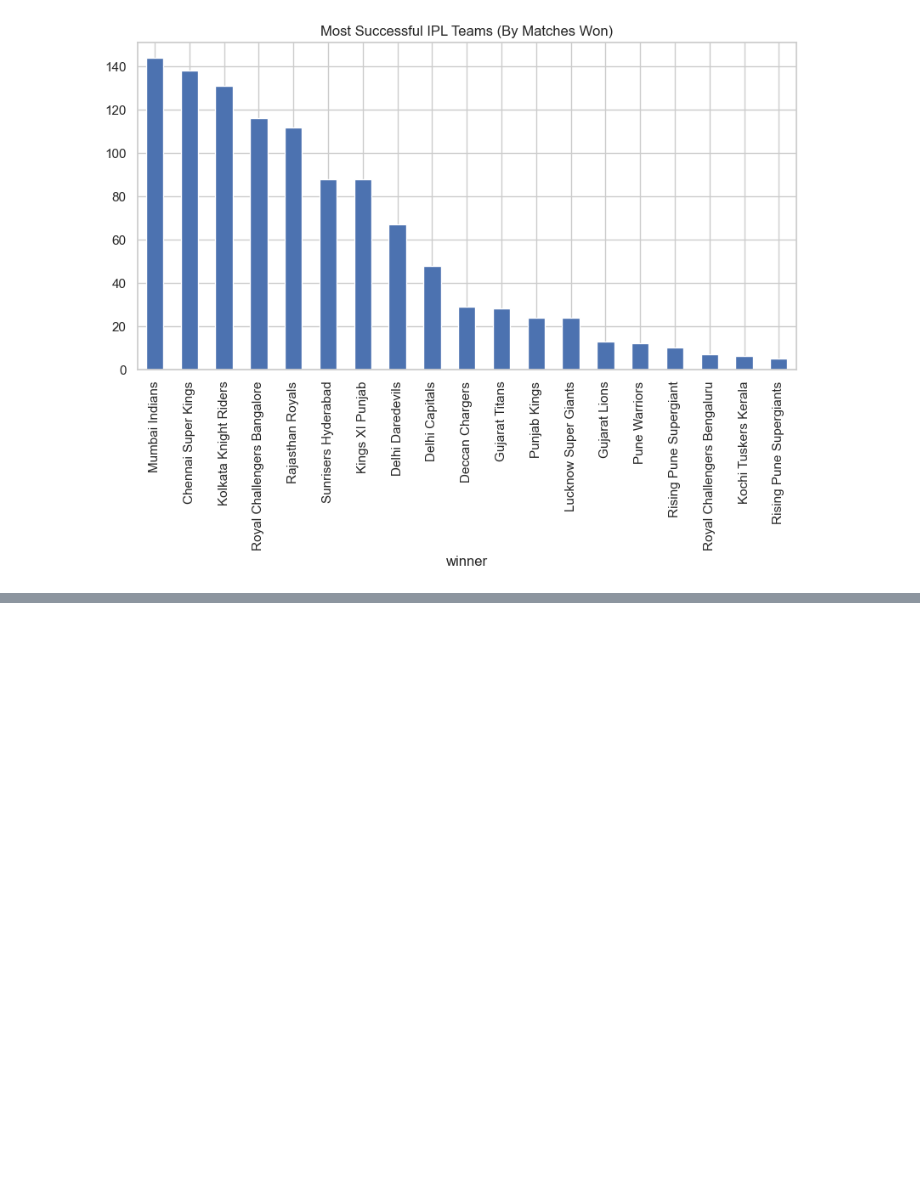
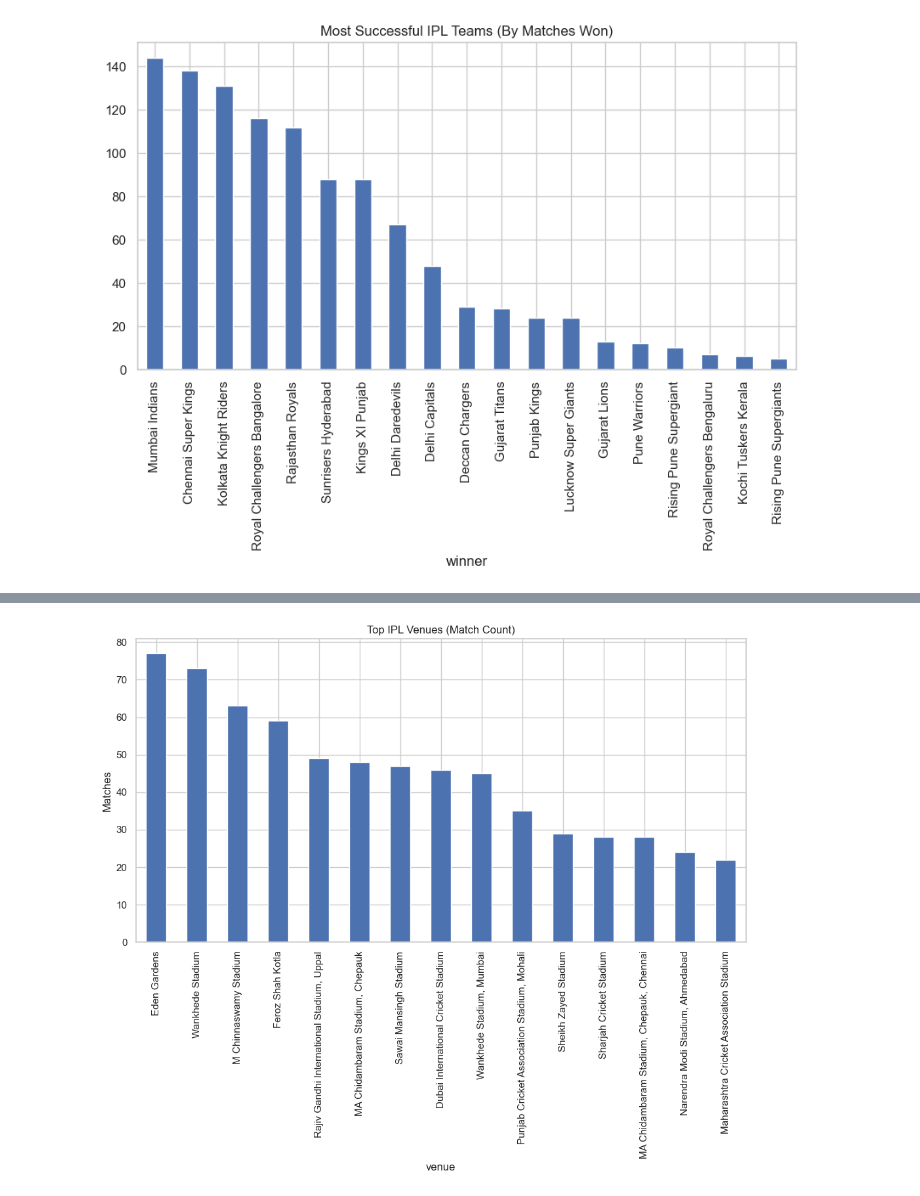
Before and after one commit to NishantTripathi21/IPL-analysis-ml-project, a Jupyter notebook: notebooks/01_eda.ipynb, the cells around one changed output, grey strips where cells are left out. Cells and saved outputs as stored; diff of their text form; code cells hidden in the pictures; blank space fills up the shorter version.

```diff
--- a/notebooks/01_eda.ipynb
+++ b/notebooks/01_eda.ipynb
@@ -157,0 +172,8 @@ plt.show()
+# %%
+plt.figure(figsize=(12,6))
+matches['venue'].value_counts().head(15).plot(kind='bar')
+plt.title("Top IPL Venues (Match Count)")
+plt.ylabel("Matches")
+plt.show()
+# %% [output]
+[figure, added]
```
Also changed, not shown: parts of 6 cells of this notebook, 5 other files.
